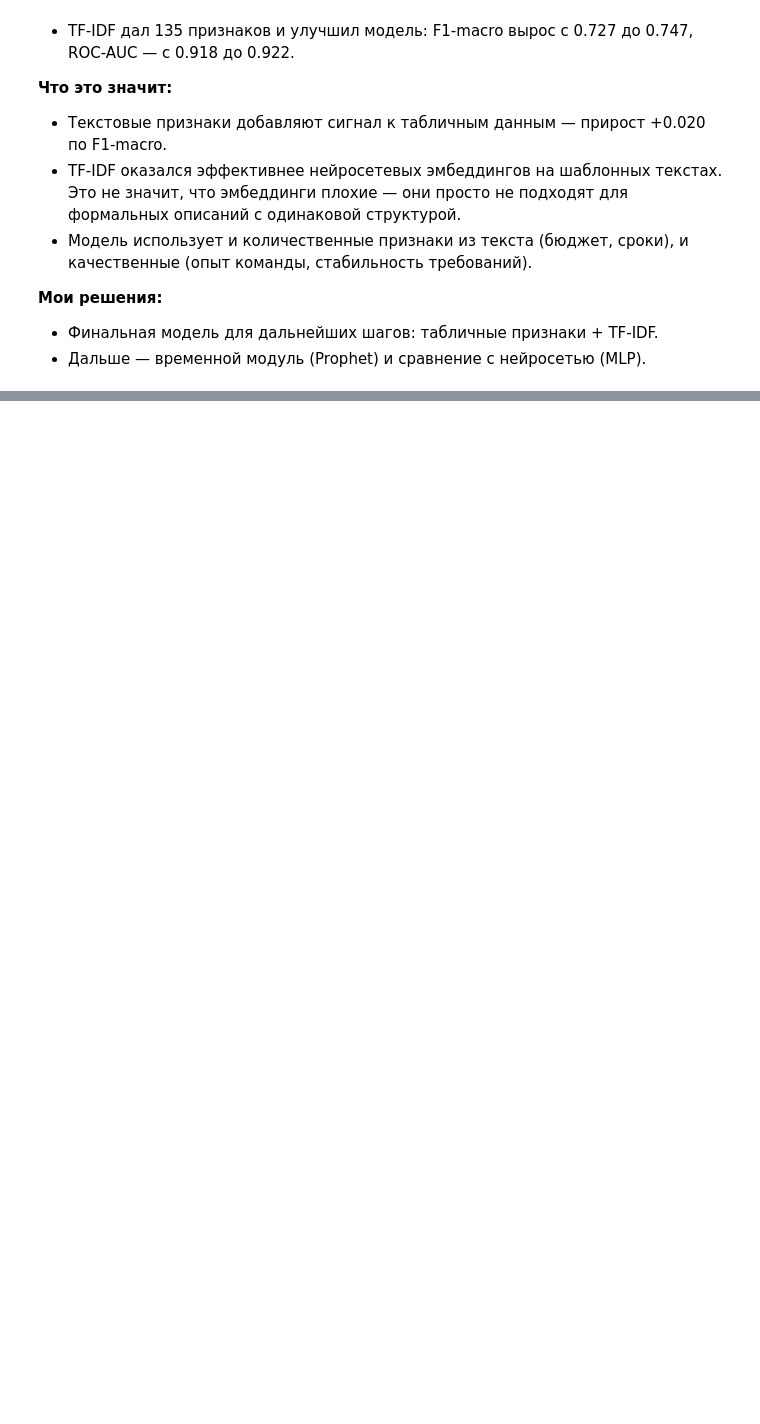
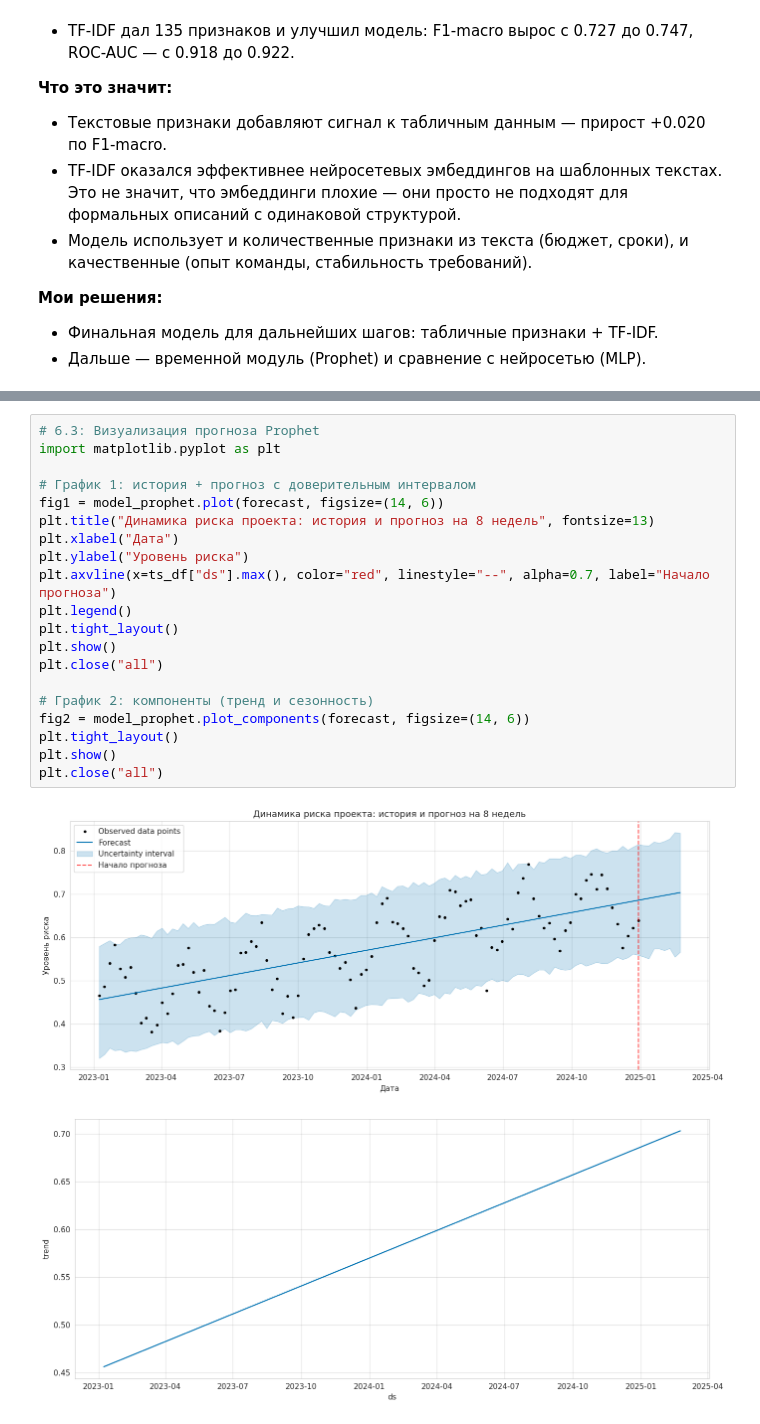
Before and after one commit to Marfall/IT-PROJECT-RISK, a Jupyter notebook: IT_Project_Risk.ipynb, the cells around one changed output, grey strips where cells are left out. Cells and saved outputs as stored; diff of their text form; blank space fills up the shorter version.

```diff
--- a/IT_Project_Risk.ipynb
+++ b/IT_Project_Risk.ipynb
@@ -2176,0 +2367,23 @@ LogReg (табличные + TF-IDF):
+# %%
+# 6.3: Визуализация прогноза Prophet
+import matplotlib.pyplot as plt
+
+# График 1: история + прогноз с доверительным интервалом
+fig1 = model_prophet.plot(forecast, figsize=(14, 6))
+plt.title("Динамика риска проекта: история и прогноз на 8 недель", fontsize=13)
+plt.xlabel("Дата")
+plt.ylabel("Уровень риска")
+plt.axvline(x=ts_df["ds"].max(), color="red", linestyle="--", alpha=0.7, label="Начало прогноза")
+plt.legend()
+plt.tight_layout()
+plt.show()
+plt.close("all")
+
+# График 2: компоненты (тренд и сезонность)
+fig2 = model_prophet.plot_components(forecast, figsize=(14, 6))
+plt.tight_layout()
+plt.show()
+plt.close("all")
+# %% [output]
+[figure, added]
+[figure, added]
```
Also changed, not shown: parts of 10 cells of this notebook.
